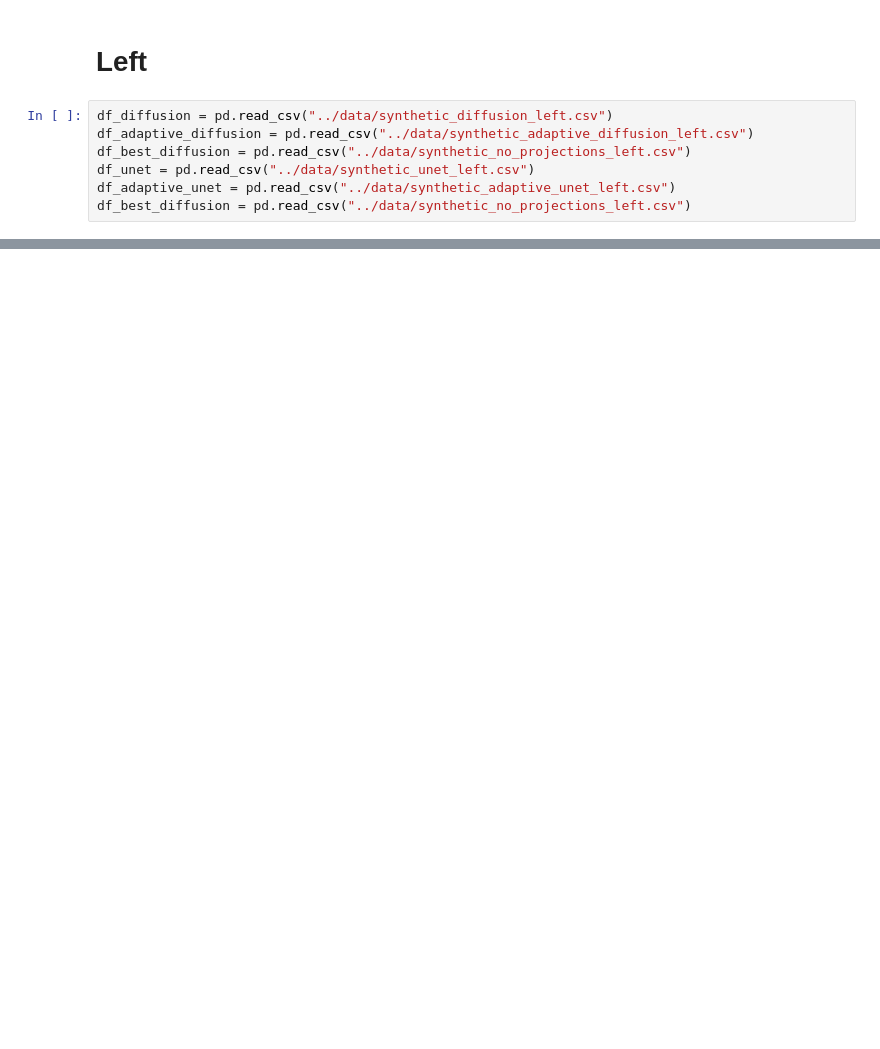
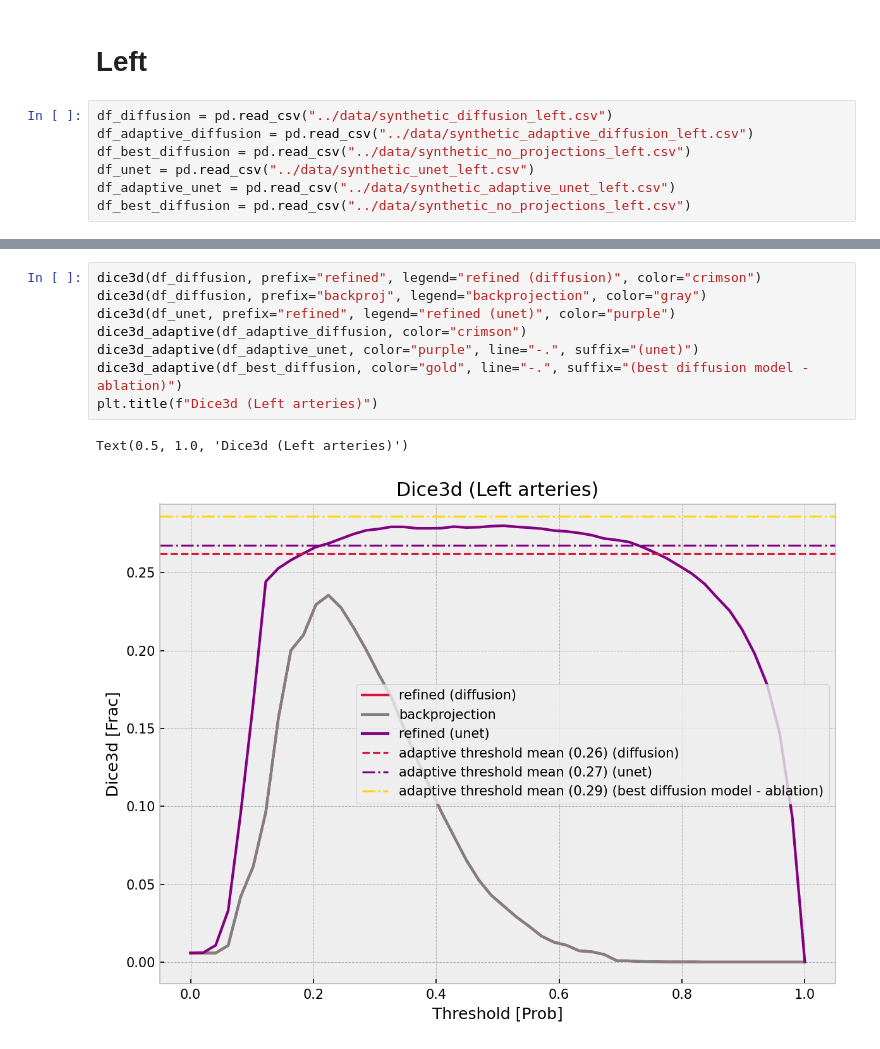
Before and after one commit to cvlab-ai/xra-diff, a Jupyter notebook: notebooks/synthetic_results.ipynb, the cells around one changed output, grey strips where cells are left out. Cells and saved outputs as stored; diff of their text form; blank space fills up the shorter version.

```diff
--- a/notebooks/synthetic_results.ipynb
+++ b/notebooks/synthetic_results.ipynb
@@ -288 +308,12 @@ chamfer_adaptive(df_best_diffusion, color="gold", suffix="(best diffusion model)
+# %%
+dice3d(df_diffusion, prefix="refined", legend="refined (diffusion)", color="crimson")
+dice3d(df_diffusion, prefix="backproj", legend="backprojection", color="gray")
+dice3d(df_unet, prefix="refined", legend="refined (unet)", color="purple")
+dice3d_adaptive(df_adaptive_diffusion, color="crimson")
+dice3d_adaptive(df_adaptive_unet, color="purple", line="-.", suffix="(unet)")
+dice3d_adaptive(df_best_diffusion, color="gold", line="-.", suffix="(best diffusion model - ablation)")
+plt.title(f"Dice3d (Left arteries)")
+# %% [output]
+Text(0.5, 1.0, 'Dice3d (Left arteries)')
+[figure, added]
 # %%
```
Also changed, not shown: parts of 11 cells of this notebook, 11 other files.
